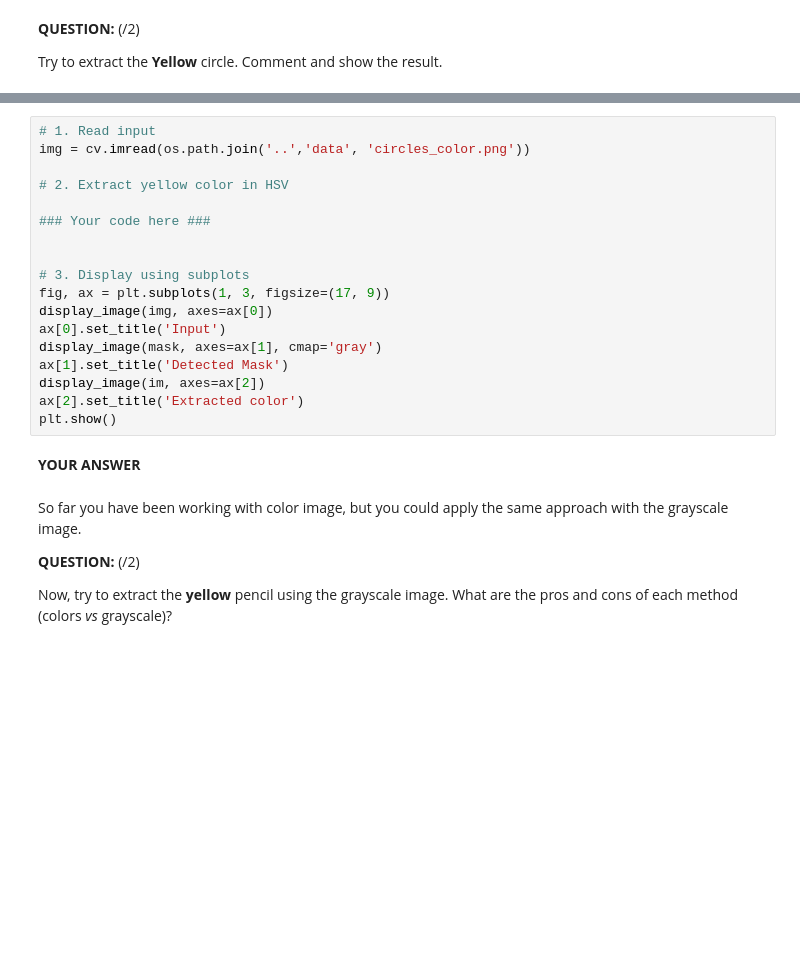
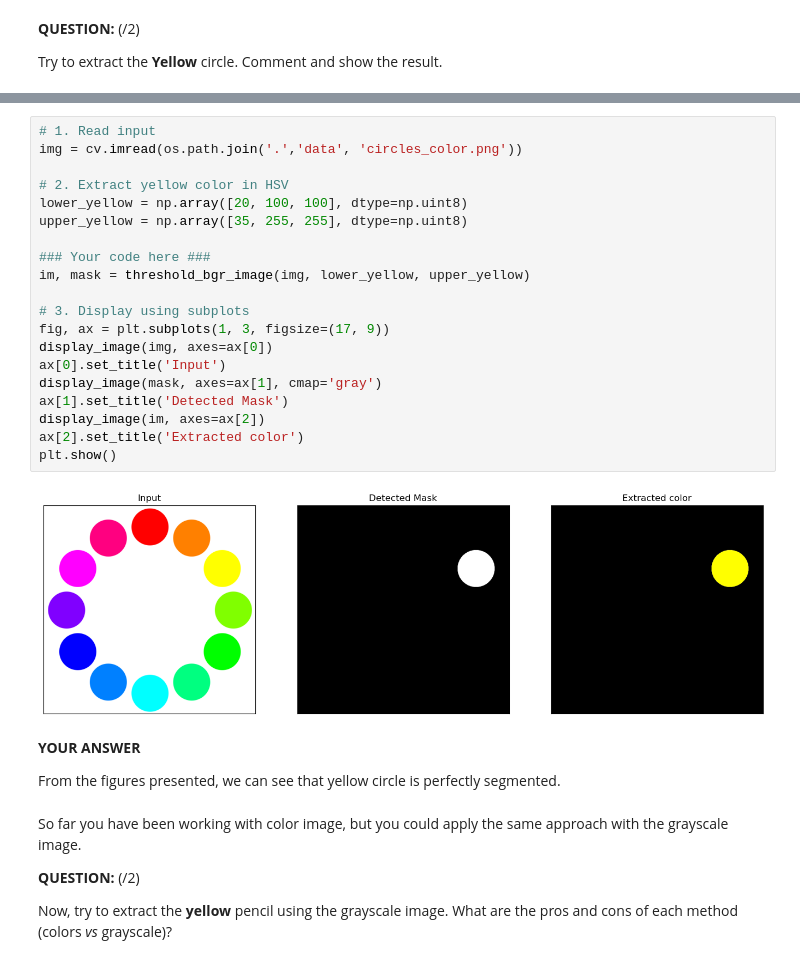
Before and after one commit to Petar-Damjanovic/EE-490-f-Lab-in-signal-and-image-processing, a Jupyter notebook: Lab1/01_introduction_image_processing_2024.ipynb, the cells around one changed output, grey strips where cells are left out. Cells and saved outputs as stored; diff of their text form; blank space fills up the shorter version.

```diff
--- a/Lab1/01_introduction_image_processing_2024.ipynb
+++ b/Lab1/01_introduction_image_processing_2024.ipynb
@@ -205,23 +272,29 @@ Try to extract the **Yellow** circle. Comment and show the result.
 # %%
 # 1. Read input
-img = cv.imread(os.path.join('..','data', 'circles_color.png'))
+img = cv.imread(os.path.join('.','data', 'circles_color.png'))
 
 # 2. Extract yellow color in HSV
+lower_yellow = np.array([20, 100, 100], dtype=np.uint8)
+upper_yellow = np.array([35, 255, 255], dtype=np.uint8)
 
 ### Your code here ###
-
+im, mask = threshold_bgr_image(img, lower_yellow, upper_yellow)
 
 # 3. Display using subplots
 fig, ax = plt.subplots(1, 3, figsize=(17, 9))
 display_image(img, axes=ax[0])
 ax[0].set_title('Input')
 display_image(mask, axes=ax[1], cmap='gray')
 ax[1].set_title('Detected Mask')
 display_image(im, axes=ax[2])
 ax[2].set_title('Extracted color')
 plt.show()
+# %% [output]
+[figure, added]
 # %% [markdown]
 **YOUR ANSWER**
+
+From the figures presented, we can see that yellow circle is perfectly segmented.
 # %% [markdown]
 So far you have been working with color image, but you could apply the same approach with the grayscale image.
 
```
Also changed, not shown: parts of 39 cells of this notebook.
